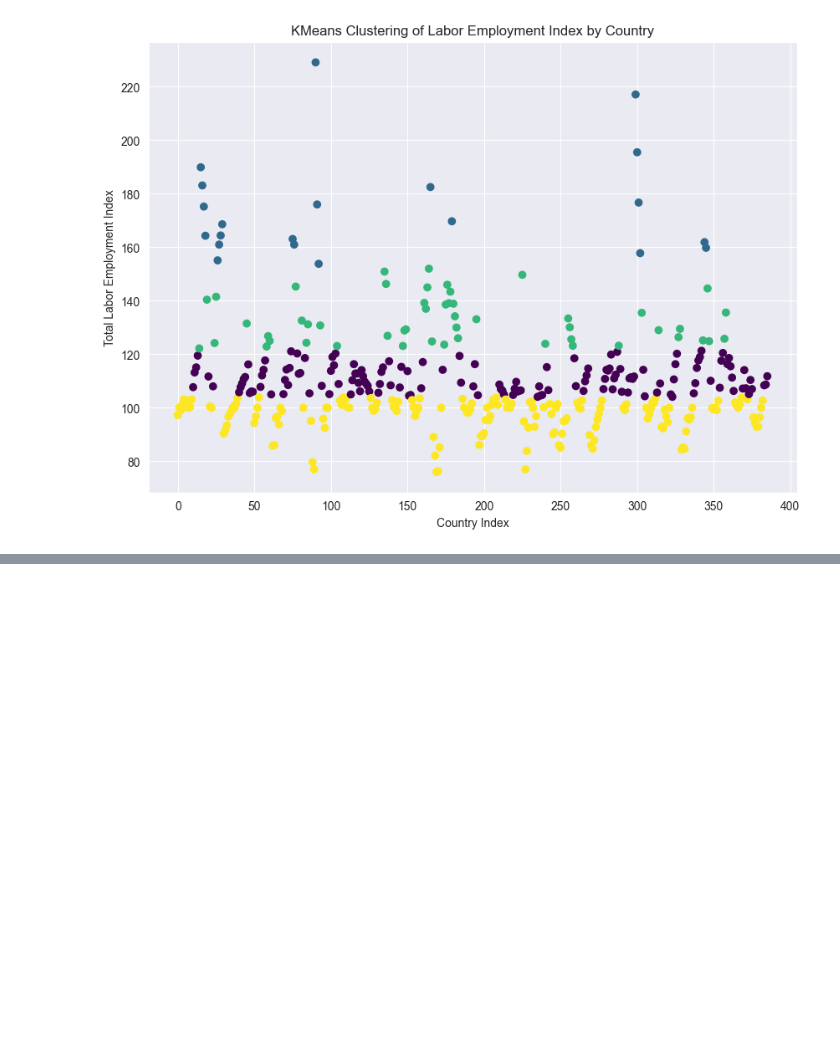
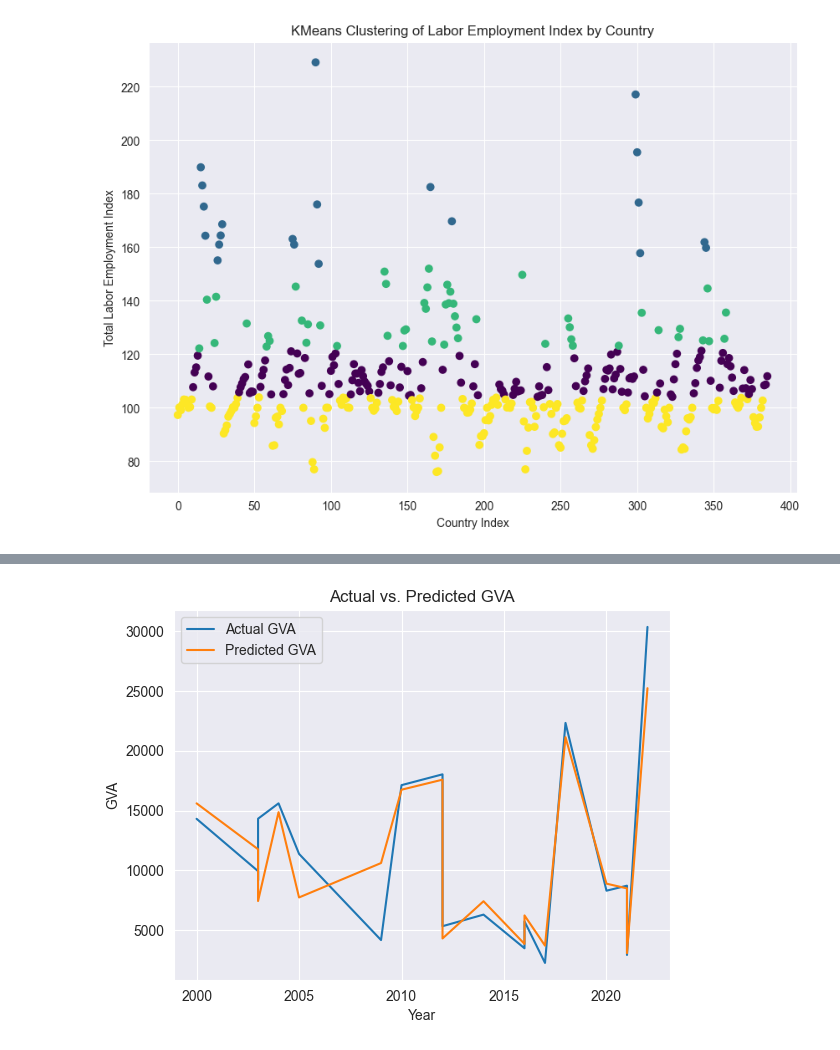
Before and after one commit to sbs23066/CA2---Irish-Construction-Project, a Jupyter notebook: ml.ipynb, the cells around one changed output, grey strips where cells are left out. Drawn from its saved outputs; the diff is of its cells as text; code cells hidden in the pictures; blank space fills up the shorter version.

```diff
--- a/ml.ipynb
+++ b/ml.ipynb
@@ -534,0 +710,19 @@ plt.show()
+# %%
+df_predictions = pd.DataFrame({'Year': X_test['Year'], 'Actual GVA': y_test, 'Predicted GVA': y_pred})
+
+df_predictions.sort_values('Year', inplace=True)
+
+# Plot the actual and predicted values
+plt.plot(df_predictions['Year'], df_predictions['Actual GVA'], label='Actual GVA')
+plt.plot(df_predictions['Year'], df_predictions['Predicted GVA'], label='Predicted GVA')
+
+
+plt.xlabel('Year')
+plt.ylabel('GVA')
+plt.title('Actual vs. Predicted GVA')
+plt.legend()
+
+# Display the plot
+plt.show()
+# %% [output]
+[figure, added]
```
Also changed, not shown: parts of 8 cells of this notebook, 4 other files.
